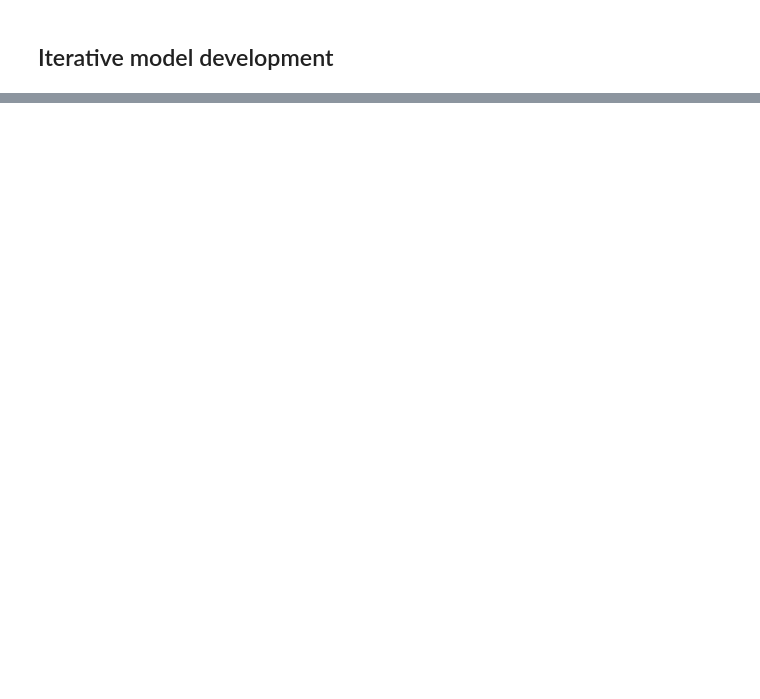
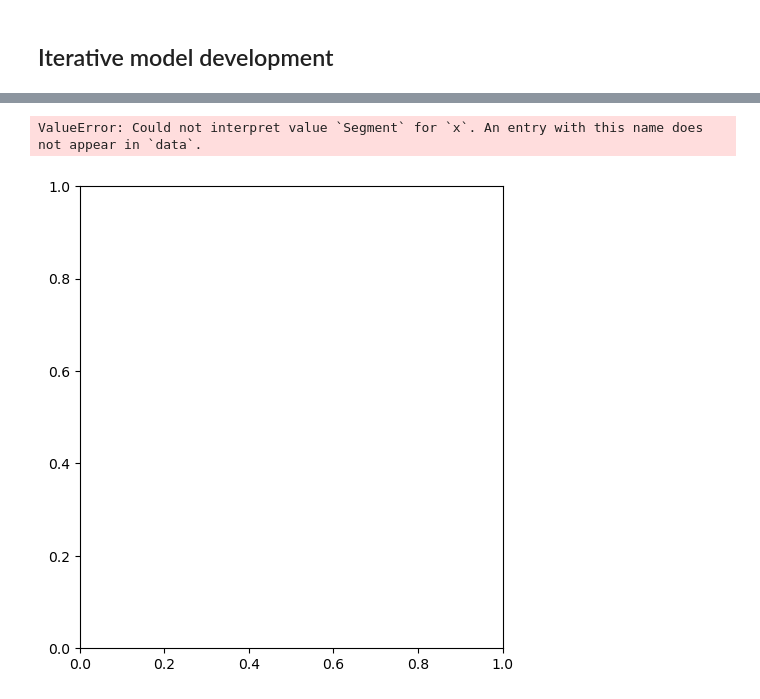
Before and after one commit to jafarnz/MLDP-CarPrediction, a Jupyter notebook: JAFAR.ipynb, the cells around one changed output, grey strips where cells are left out. Saved outputs shown, nothing was run; the diff lists cells and outputs as text; code cells hidden in the pictures; blank space fills up the shorter version.

```diff
--- a/JAFAR.ipynb
+++ b/JAFAR.ipynb
@@ -719,0 +757,42 @@ Lightweight model saved: car_price_model.pkl
+# %%
+# If Segment not created yet, derive it from Luxury_Brand (0/1)
+if 'Segment' not in df_model.columns:
+    if 'Luxury_Brand' in df_model.columns:
+        df_model['Segment'] = df_model['Luxury_Brand'].map({1: 'Luxury', 0: 'Mass Market'})
+    else:
+        # fallback: derive from Brand_Main list
+        luxury_brands = {
+            "Mercedes-Benz", "BMW", "Audi", "Lexus", "Porsche", "Jaguar", "Land",
+            "Maserati", "Bentley", "Ferrari", "Lamborghini", "Rolls-Royce",
+            "Aston", "McLaren", "Infiniti"
+        }
+        df_model['Segment'] = df_model['Brand_Main'].isin(luxury_brands).map({True: 'Luxury', False: 'Mass Market'})
+
+# Ensure Price is numeric and drop missing rows for plotting
+df_plot = df_model.copy()
+df_plot['Price'] = pd.to_numeric(df_plot['Price'], errors='coerce')
+df_plot = df_plot.dropna(subset=['Price', 'Segment'])
+
+# 3. Plotting
+plt.figure(figsize=(12, 6))
+
+# Subplot 1: Box Plot
+plt.subplot(1, 2, 1)
+sns.boxplot(data=df_plot, x='Segment', y='Price', palette='Set2')
+plt.title("Price Distribution: Luxury vs Mass Market")
+plt.grid(axis='y', linestyle='--', alpha=0.7)
+
+# Subplot 2: Violin Plot (no split needed here)
+plt.subplot(1, 2, 2)
+sns.violinplot(data=df_plot, x='Segment', y='Price', palette='Set2')
+plt.title("Price Density: Luxury vs Mass Market")
+plt.grid(axis='y', linestyle='--', alpha=0.7)
+
+plt.tight_layout()
+plt.show()
+
+# Optional stats
+print(df_plot.groupby('Segment')['Price'].describe().round(2))
+# %% [output]
+ValueError: Could not interpret value `Segment` for `x`. An entry with this name does not appear in `data`.
+[figure, added]
```
Also changed, not shown: parts of 8 cells of this notebook, 1 other file.
